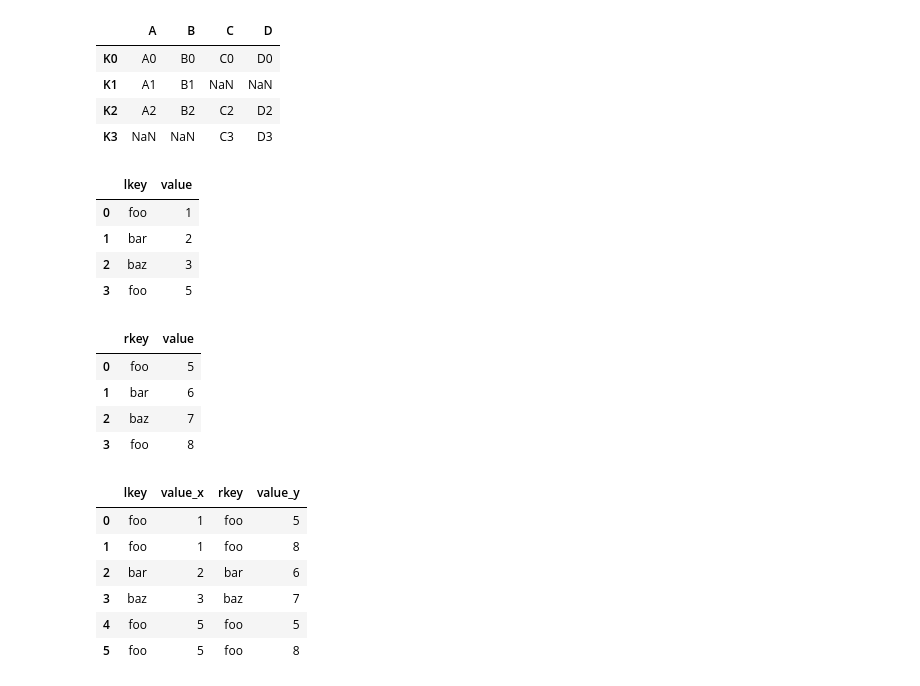
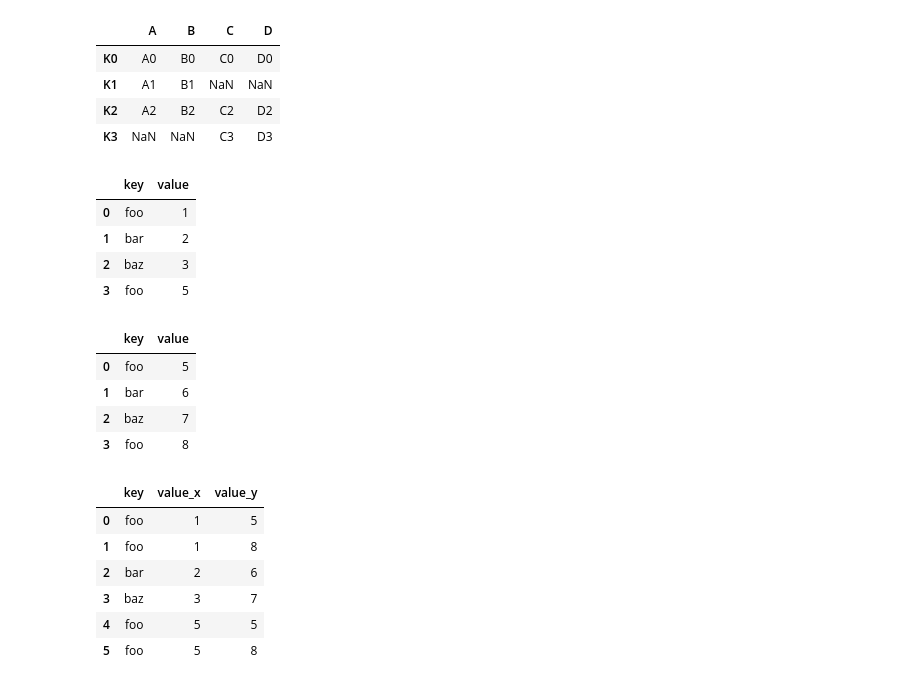
Before and after one commit to houseisround/PandasPortfolio, a Jupyter notebook: main.ipynb, the cells around one changed output. Saved outputs shown, nothing was run; the diff lists cells and outputs as text; code cells hidden in the pictures.

```diff
--- a/main.ipynb
+++ b/main.ipynb
@@ -660,14 +660,14 @@ result
 | K2 | A2 | B2 | C2 | D2 |
 | K3 | NaN | NaN | C3 | D3 |
 # %%
-df3 = pd.DataFrame({'lkey': ['foo', 'bar', 'baz', 'foo'],
+df3 = pd.DataFrame({'key': ['foo', 'bar', 'baz', 'foo'],
                     'value': [1, 2, 3, 5]})
-df4 = pd.DataFrame({'rkey': ['foo', 'bar', 'baz', 'foo'],
+df4 = pd.DataFrame({'key': ['foo', 'bar', 'baz', 'foo'],
                     'value': [5, 6, 7, 8]})
 # %%
 df3
 # %% [output]
-|  | lkey | value |
+|  | key | value |
 | 0 | foo | 1 |
 | 1 | bar | 2 |
 | 2 | baz | 3 |
@@ -675,18 +675,18 @@ df3
 # %%
 df4
 # %% [output]
-|  | rkey | value |
+|  | key | value |
 | 0 | foo | 5 |
 | 1 | bar | 6 |
 | 2 | baz | 7 |
 | 3 | foo | 8 |
 # %%
-df3.merge(df4, left_on='lkey', right_on='rkey')
+pd.merge(df3, df4, on = 'key')
 # %% [output]
-|  | lkey | value_x | rkey | value_y |
-| 0 | foo | 1 | foo | 5 |
-| 1 | foo | 1 | foo | 8 |
-| 2 | bar | 2 | bar | 6 |
-| 3 | baz | 3 | baz | 7 |
-| 4 | foo | 5 | foo | 5 |
-| 5 | foo | 5 | foo | 8 |
+|  | key | value_x | value_y |
+| 0 | foo | 1 | 5 |
+| 1 | foo | 1 | 8 |
+| 2 | bar | 2 | 6 |
+| 3 | baz | 3 | 7 |
+| 4 | foo | 5 | 5 |
+| 5 | foo | 5 | 8 |
```
Also changed, not shown: parts of 4 cells of this notebook.
